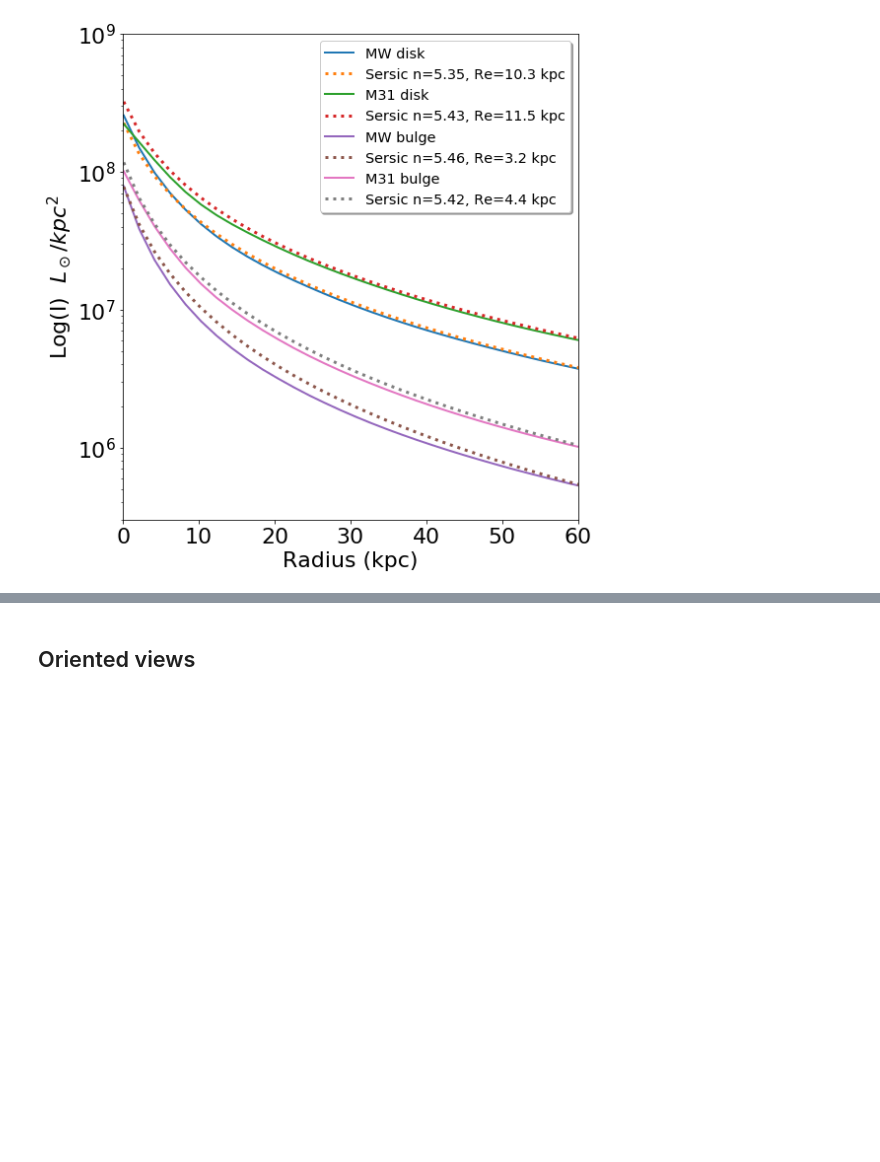
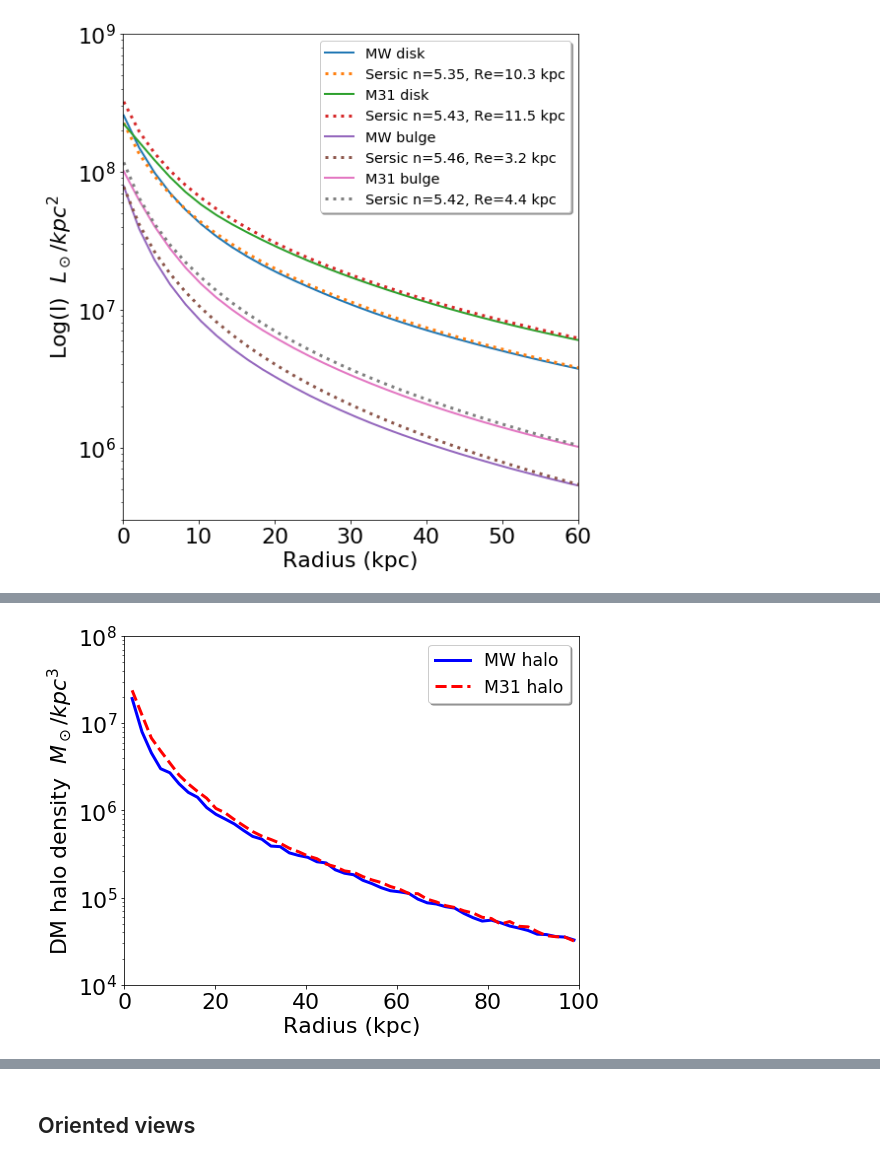
Before and after one commit to colinleach/400B_Leach, a Jupyter notebook: Project/notebooks/Remnant.ipynb, the cells around one changed output, grey strips where cells are left out. Cells and saved outputs as stored; diff of their text form; code cells hidden in the pictures; blank space fills up the shorter version.

```diff
--- a/Project/notebooks/Remnant.ipynb
+++ b/Project/notebooks/Remnant.ipynb
@@ -456,0 +459,9 @@ plt.savefig('remnant_sersic_origins.pdf', rasterized=True, dpi=350);
+# %%
+def density_profile(radii, m, xyz):
+    r = la.norm(xyz, axis=0)
+    enc_mask = r[:, np.newaxis] < np.asarray(radii).flatten()
+    m_enc = np.sum(m[:, np.newaxis] * enc_mask, axis=0)
+    m_annuli = np.diff(m_enc) * 1e10 * u.M_sun
+    rho = 3/(4*np.pi) * m_annuli / (radii[1:]**3 - radii[:-1]**3)
+    r_annuli = np.sqrt(radii[1:] * radii[:-1])
+    return r_annuli, rho
@@ -456,0 +488,33 @@ plt.savefig('remnant_sersic_origins.pdf', rasterized=True, dpi=350);
+# %%
+fig = plt.figure(figsize=(8,6))
+ax0 = plt.subplot()
+
+radii100 = np.linspace(1, 100) * u.kpc
+
+styles = ['b-', 'r--', 'g:', 'y.-']
+
+# plot the mass density
+for i, (m, xyz) in enumerate(hprofiles):
+    r_annuli, rho = density_profile(radii100, m, xyz)
+    ax0.semilogy(r_annuli, rho, styles[i], lw=3, label=f'{hnames[i]}')
+#     ax0.semilogy(radii, Sersic, lw=3, ls=':',
+#                      label=f'Sersic n={n:.2f}, Re={sub_Re:.1f}')
+
+# Add axis labels
+ax0.set_xlabel('Radius (kpc)', fontsize=22)
+ax0.set_ylabel('DM halo density  $M_\odot/kpc^3$', fontsize=22)
+
+ax0.set_xlim(0,100)
+ax0.set_ylim(1e4, 1e8)
+
+#adjust tick label font size
+label_size = 22
+matplotlib.rcParams['xtick.labelsize'] = label_size
+matplotlib.rcParams['ytick.labelsize'] = label_size
+
+# add a legend with some customizations.
+legend = ax0.legend(fontsize='xx-large', shadow=True)
+plt.tight_layout()
+plt.savefig('remnant_DM_rho.pdf', rasterized=True, dpi=350);
+# %% [output]
+[figure, added]
```
Also changed, not shown: parts of 6 cells of this notebook, 4 other files.
